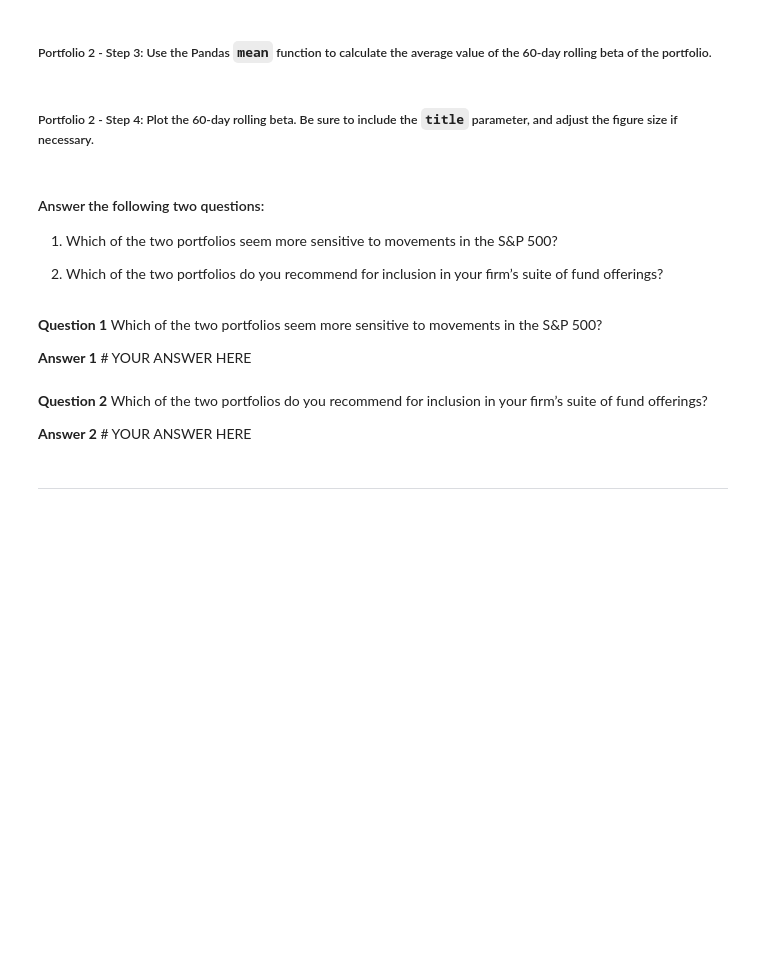
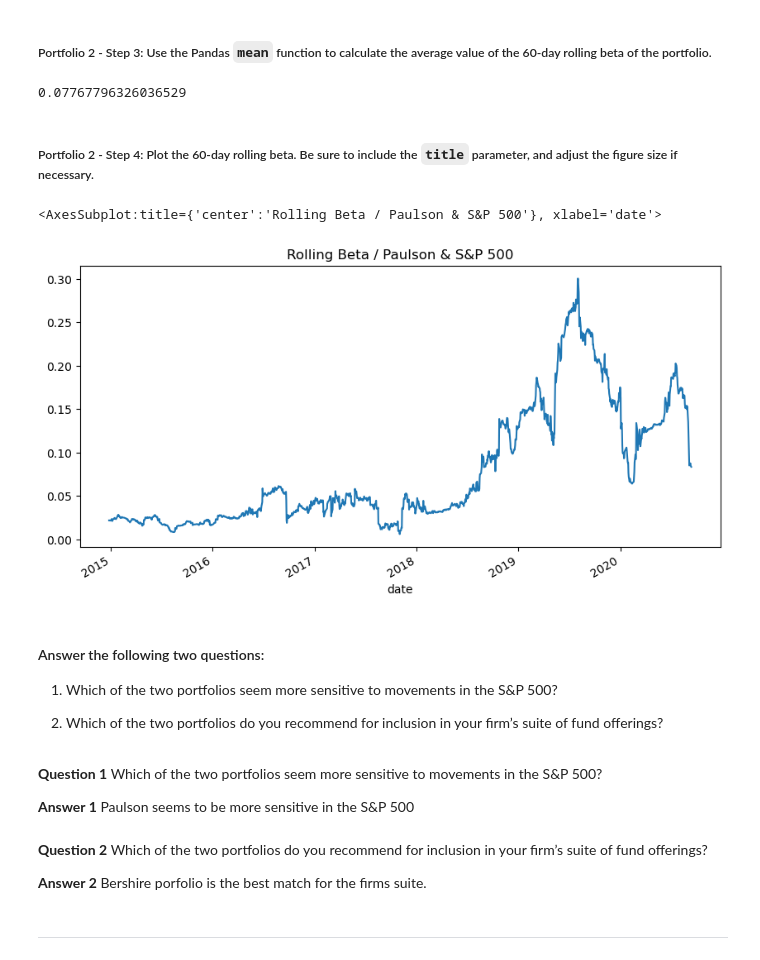
Before and after one commit to PhilipTimothe/Fin-Tech-Module-4, a Jupyter notebook: risk_return_analysis.ipynb, the cells around one changed output. Drawn from its saved outputs; the diff is of its cells as text; code cells hidden in the pictures; blank space fills up the shorter version.

```diff
--- a/risk_return_analysis.ipynb
+++ b/risk_return_analysis.ipynb
@@ -404,4 +441,9 @@ Your analysis is nearing completion. Now, you need to evaluate how the portfolio
 # %%
 # Calculate the covariance using a 60-day rolling window
 # Review the last five rows of the covariance data
-# YOUR CODE HERE
+
+# daily_returns['PAULSON & CO.INC.C'].rolling(window=60).cov(daily_returns['S&P 500'].rolling(window=60))
+paulson_roll_60_covariance = daily_returns['PAULSON & CO.INC.'].rolling(window=60).cov(daily_returns['S&P 500'])
+paulson_roll_60_covariance.tail()
+
+# full method for covariance doesn't seem to work.
@@ -410,4 +460,5 @@ Your analysis is nearing completion. Now, you need to evaluate how the portfolio
 # %%
 # Calculate the beta based on the 60-day rolling covariance compared to the market (S&P 500)
 # Review the last five rows of the beta information
-# YOUR CODE HERE
+paulson_beta =  paulson_roll_60_covariance / spfive_roll_60_variance
+paulson_beta.tail()
@@ -416,12 +475,19 @@ Your analysis is nearing completion. Now, you need to evaluate how the portfolio
 # %%
 # Calculate the average of the 60-day rolling beta
 # YOUR CODE HERE
+paulson_beta.mean()
+# %% [output]
+0.07767796326036529
 # %% [markdown]
 ##### Portfolio 2 - Step 4: Plot the 60-day rolling beta. Be sure to include the `title` parameter, and adjust the figure size if necessary.
 # %%
 # Plot the rolling beta
 # Include a title parameter and adjust the figure size
 # YOUR CODE HERE
+paulson_beta.plot(title="Rolling Beta / Paulson & S&P 500", figsize=(10,5))
+# %% [output]
+<AxesSubplot:title={'center':'Rolling Beta / Paulson & S&P 500'}, xlabel='date'>
+[figure, added]
 # %% [markdown]
 #### Answer the following two questions:
 
@@ -431,10 +497,10 @@ Your analysis is nearing completion. Now, you need to evaluate how the portfolio
 # %% [markdown]
 **Question 1** Which of the two portfolios seem more sensitive to movements in the S&P 500?
 
-**Answer 1** # YOUR ANSWER HERE
+**Answer 1** Paulson seems to be more sensitive in the S&P 500
 # %% [markdown]
 **Question 2** Which of the two portfolios do you recommend for inclusion in your firm’s suite of fund offerings?
 
-**Answer 2** # YOUR ANSWER HERE
+**Answer 2** Bershire porfolio is the best match for the firms suite.
 # %% [markdown]
 ---
```
Also changed, not shown: parts of 9 cells of this notebook.
